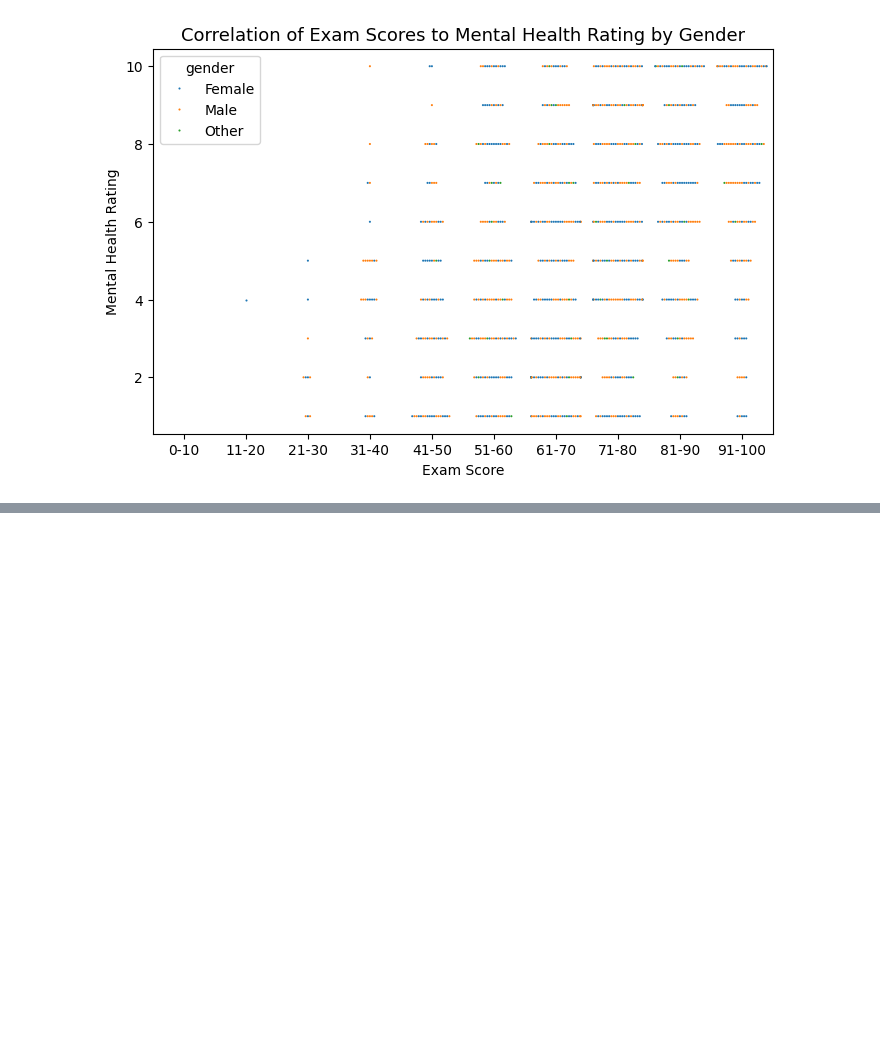
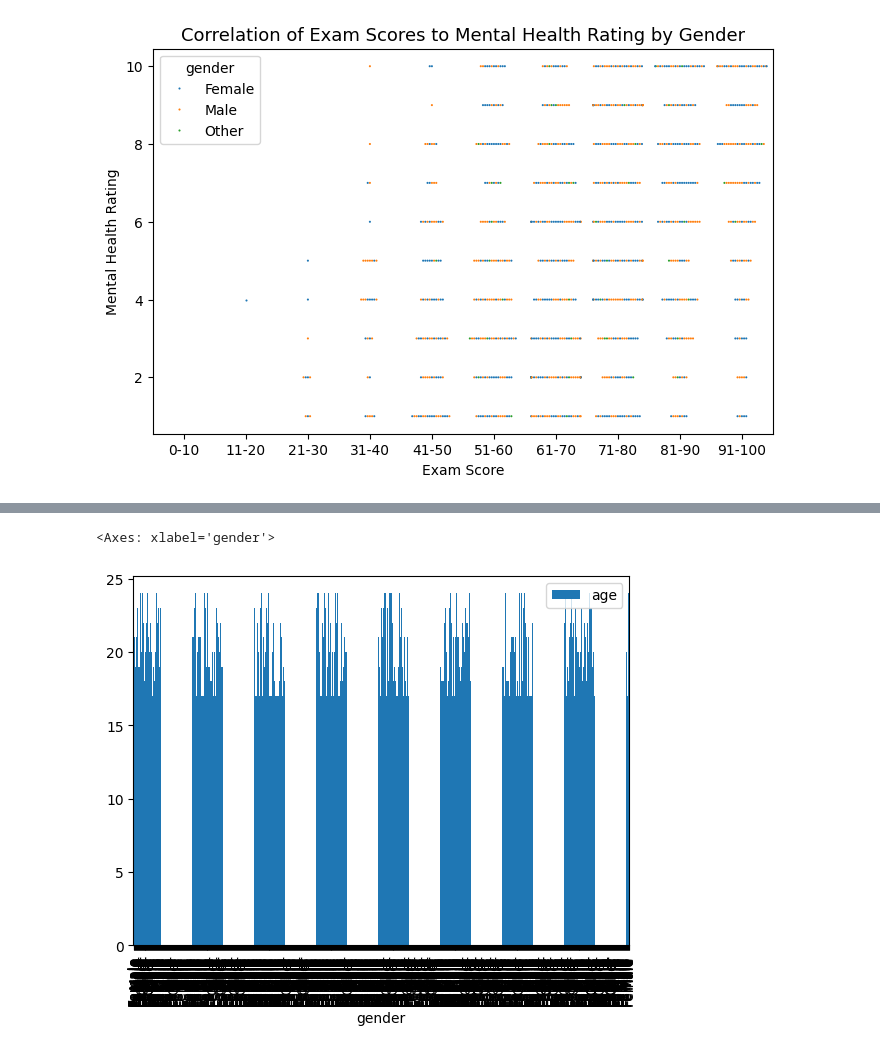
Before and after one commit to Angela-Rene/module_2_plotting, a Jupyter notebook: plotting_assignment.ipynb, the cells around one changed output, grey strips where cells are left out. Saved outputs shown, nothing was run; the diff lists cells and outputs as text; code cells hidden in the pictures; blank space fills up the shorter version.

Commit message:
updating with jupyter notebook having 6 charts.  will continue working on this

```diff
--- a/plotting_assignment.ipynb
+++ b/plotting_assignment.ipynb
@@ -154,0 +194,6 @@ plt.show()
+# %%
+#this looks crazy... just trying to get enough charts to equal 6 to submit on time
+habits_df.plot(x= "gender", y= "age", kind= "bar")
+# %% [output]
+<Axes: xlabel='gender'>
+[figure, added]
```
Also changed, not shown: parts of 4 cells of this notebook.
